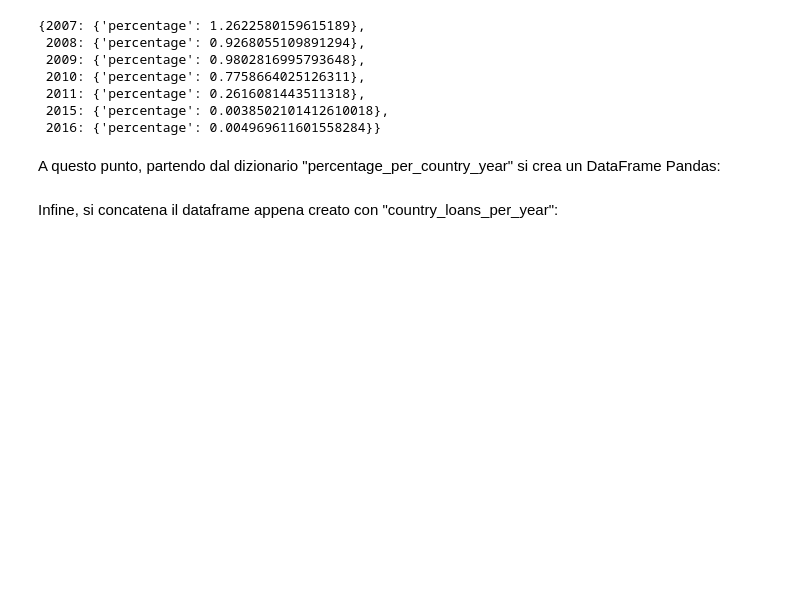
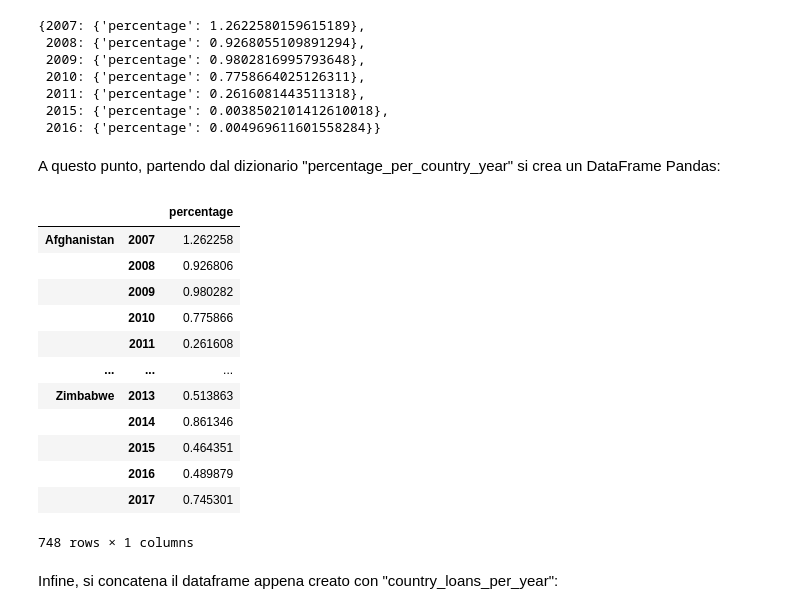
Before and after one commit to AleC28696/ProgettoFCS, a Jupyter notebook: Untitled.ipynb, the cells around one changed output. Drawn from its saved outputs; the diff is of its cells as text; code cells hidden in the pictures; blank space fills up the shorter version.

```diff
--- a/Untitled.ipynb
+++ b/Untitled.ipynb
@@ -322,8 +323,23 @@ A questo punto, partendo dal dizionario "percentage_per_country_year" si crea un
 # %%
 df = pd.DataFrame.from_dict({(i,j): percentage_per_country_year[i][j]
                            for i in percentage_per_country_year.keys()
                            for j in percentage_per_country_year[i].keys()},
                        orient='index')
+df
+# %% [output]
+|  |  | percentage |
+| Afghanistan | 2007 | 1.262258 |
+|  | 2008 | 0.926806 |
+|  | 2009 | 0.980282 |
+|  | 2010 | 0.775866 |
+|  | 2011 | 0.261608 |
+| ... | ... | ... |
+| Zimbabwe | 2013 | 0.513863 |
+|  | 2014 | 0.861346 |
+|  | 2015 | 0.464351 |
+|  | 2016 | 0.489879 |
+|  | 2017 | 0.745301 |
+748 rows × 1 columns
 # %% [markdown]
 Infine, si concatena il dataframe appena creato con "country_loans_per_year":
 # %%
```
Also changed, not shown: parts of 7 cells of this notebook.
